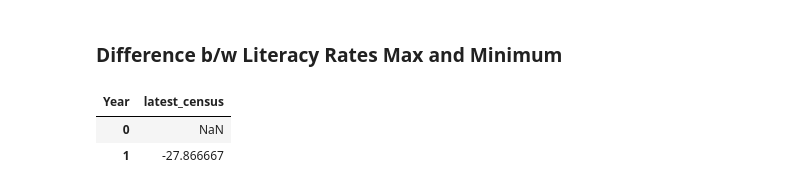
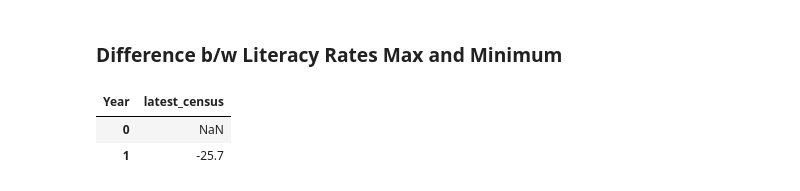
Before and after one commit to anuj3101/Atom, a Jupyter notebook: Indian Literacy.ipynb, the cells around one changed output. Cells and saved outputs as stored; diff of their text form; code cells hidden in the pictures.

```diff
--- a/Indian Literacy.ipynb
+++ b/Indian Literacy.ipynb
@@ -33,7 +33,7 @@ df.columns=df.columns.str.replace(')','')
 df.columns=df.columns.str.replace('-','')
 df.columns=df.columns.str.replace('/','')
 
-df=df[df['Country_States_Union_Territories_Name']!='INDIA']
+
 
 #os.chdir(r'C:\Users\anuj\Documents\My Tableau Repository\Datasources')
 #df.to_csv('indian_elections.csv',index=False)
@@ -102,14 +92,14 @@ fig.show()
 # %% [markdown]
 ### Difference b/w Literacy Rates Max and Minimum
 # %%
-q3=df2.groupby(['STATE_UT','Year']).agg({"Literacy_Rate":"mean"}).sort_values(by='Literacy_Rate',ascending=True).reset_index()
+q3=df2[(df2['Typ']!='Total')&(df2['STATE_UT']!='INDIA')].groupby(['STATE_UT','Year']).agg({"Literacy_Rate":"mean"}).sort_values(by='Literacy_Rate',ascending=True).reset_index()
 q3=q3.set_index(['STATE_UT','Year'])['Literacy_Rate'].unstack().reset_index().rename(columns={"2001":"last_census","2011":"latest_census"})
 q3.groupby('STATE_UT').agg({"latest_census":"mean"}).rank(ascending=False)
 q3=pd.concat([q3,q3.groupby('STATE_UT').agg({"latest_census":"mean"}).rank(ascending=False).reset_index().rename(columns={"latest_census":"LR_Rank","STATE_UT":"STATE"})],axis=1)[['STATE_UT','latest_census','LR_Rank']]
 
 ans=q3.sort_values(by='LR_Rank',ascending=True).head(1).append(q3.sort_values(by='LR_Rank',ascending=True).tail(1))
 ans[['latest_census']].reset_index(drop=True).diff()
 # %% [output]
 | Year | latest_census |
 | 0 | NaN |
-| 1 | -27.866667 |
+| 1 | -25.7 |
```
Also changed, not shown: parts of 7 cells of this notebook.
